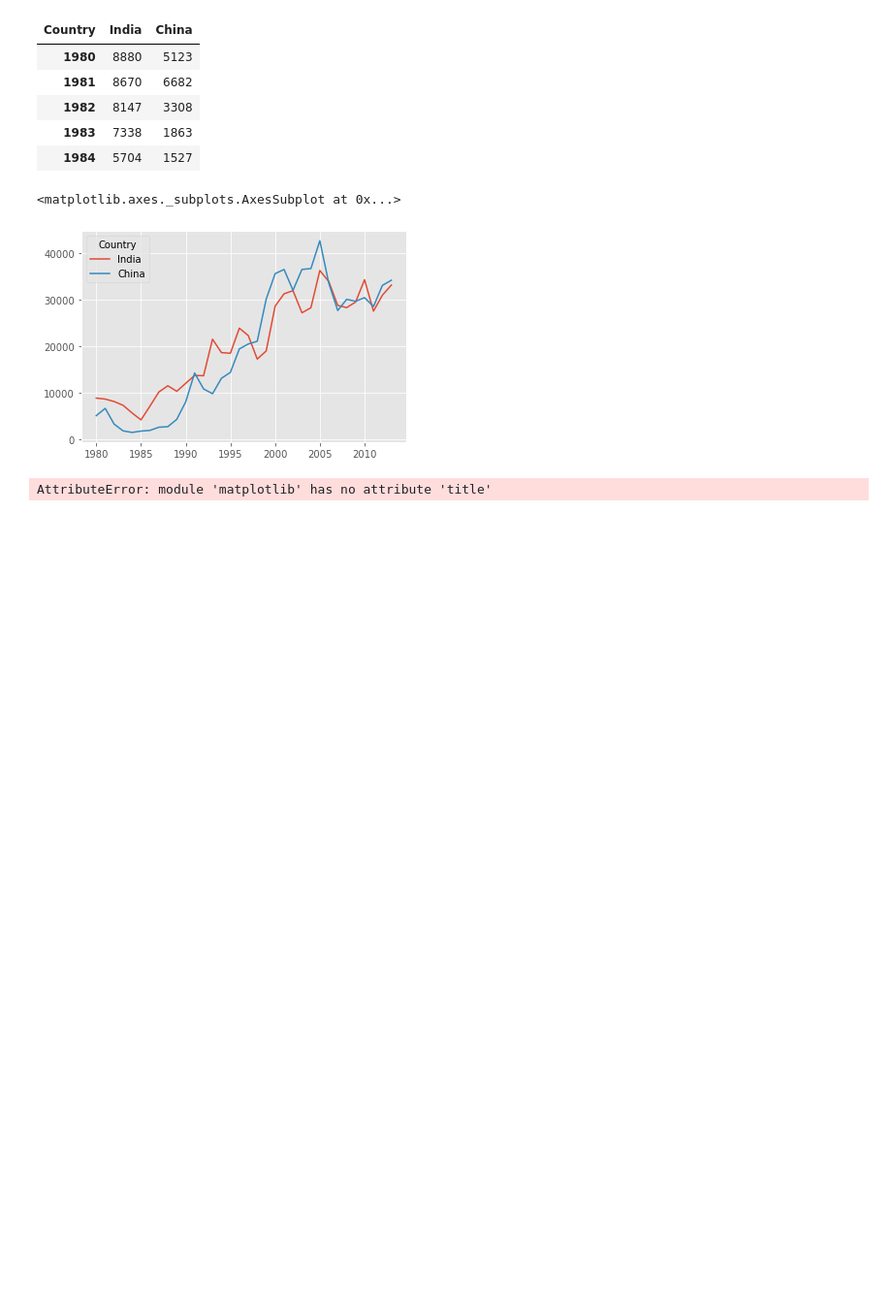
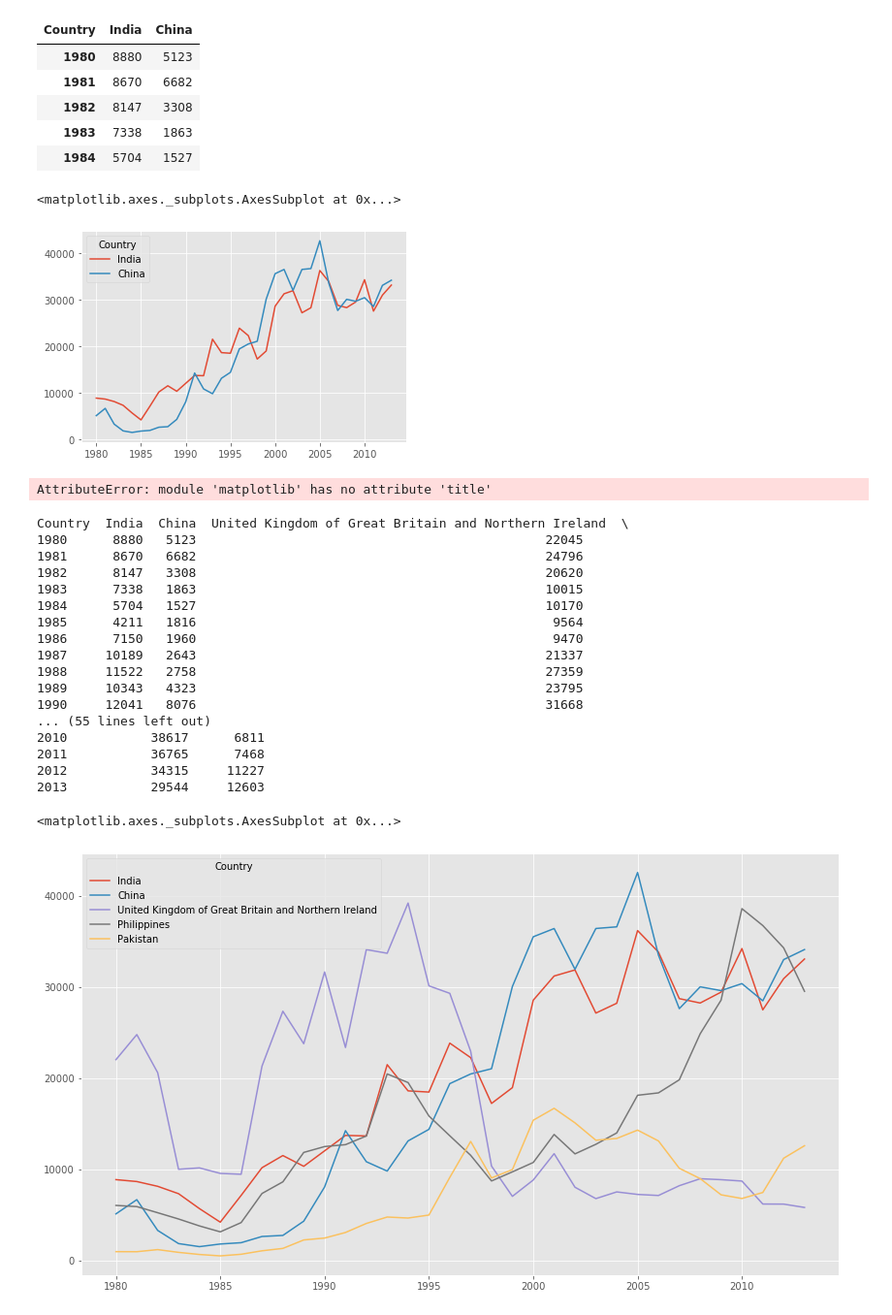
Before and after one commit to PrashanthKumarGurram/DataVisualizationWithPython, a Jupyter notebook: MatPlot.ipynb, the cells around one changed output. Shown: that part at 97% size. Drawn from its saved outputs; the diff is of its cells as text; code cells hidden in the pictures; blank space fills up the shorter version.

```diff
--- a/MatPlot.ipynb
+++ b/MatPlot.ipynb
@@ -107,0 +104,28 @@ df_top5 = df_top5[years].transpose()
+# %%
+df.sort_values(by='Total', ascending=False, axis=0, inplace=True)
+df_top5 = df.head(5)
+df_top5 = df_top5[years].transpose()
+print(df_top5)
+# Step 2: Plot the dataframe. To make the plot more readeable, we will change the size using the `figsize` parameter.
+df_top5.index = df_top5.index.map(int) # let's change the index values of df_top5 to type integer for plotting
+df_top5.plot(kind='line', figsize=(14, 8)) # pass a tuple (x, y) size
+# %% [output]
+Country  India  China  United Kingdom of Great Britain and Northern Ireland  \
+1980      8880   5123                                              22045
+1981      8670   6682                                              24796
+1982      8147   3308                                              20620
+1983      7338   1863                                              10015
+1984      5704   1527                                              10170
+1985      4211   1816                                               9564
+1986      7150   1960                                               9470
+1987     10189   2643                                              21337
+1988     11522   2758                                              27359
+1989     10343   4323                                              23795
+1990     12041   8076                                              31668
+... (55 lines left out)
+2010           38617      6811
+2011           36765      7468
+2012           34315     11227
+2013           29544     12603
+<matplotlib.axes._subplots.AxesSubplot at 0x...>
+[figure, added]
```
Also changed, not shown: parts of 1 cell of this notebook.
